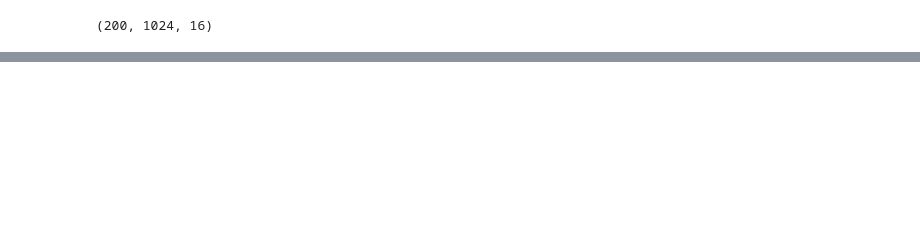
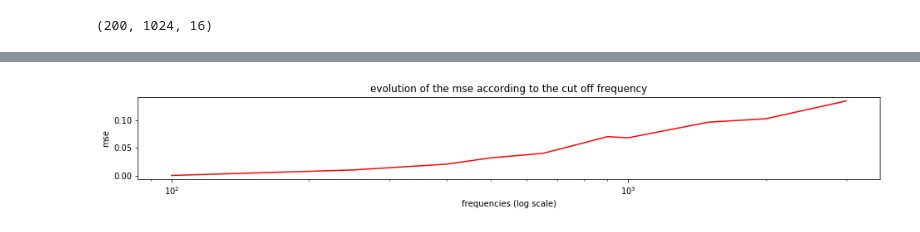
Before and after one commit to JoachimROSSEEL/AudioSuperResolution, a Jupyter notebook: super_resolution_melspectro.ipynb, the cells around one changed output, grey strips where cells are left out. Saved outputs shown, nothing was run; the diff lists cells and outputs as text; code cells hidden in the pictures; blank space fills up the shorter version.

```diff
--- a/super_resolution_melspectro.ipynb
+++ b/super_resolution_melspectro.ipynb
@@ -192,0 +217,15 @@ ipd.Audio(audio_path_record_in_fil)
+# %%
+fc=[100,250,400,500,650,800,900,1000,1500,2000,3000]
+mse0=[4*(10e-5),0.0103,0.0207,0.0320,0.04,0.059,0.07,0.068,0.096,0.1021,0.134]
+
+fig=plt.figure(figsize=(16, 4))
+ax=fig.add_subplot(2,1,1)
+plt.plot(fc,mse0,"r",label="p=0")
+
+ax.set_xscale('log')
+plt.xlabel("frequencies (log scale)")
+plt.ylabel('mse')
+title("evolution of the mse according to the cut off frequency" )
+plt.show()
+# %% [output]
+[figure, added]
```
Also changed, not shown: parts of 19 cells of this notebook.
